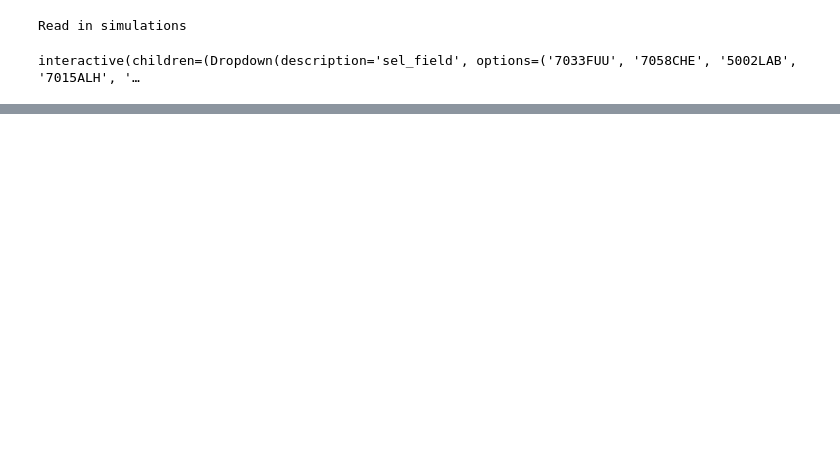
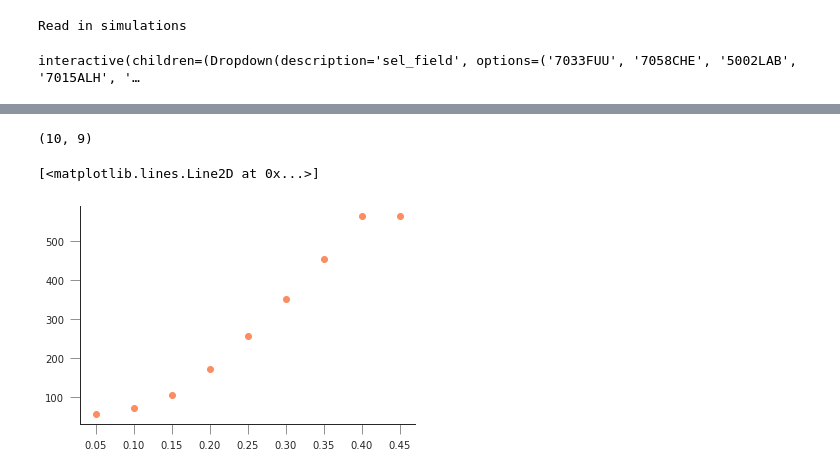
Before and after one commit to UCL-EO/Workshop2022, a Jupyter notebook: notebooks/05-WOFOST_fitting.ipynb, the cells around one changed output, grey strips where cells are left out. Cells and saved outputs as stored; diff of their text form; code cells hidden in the pictures; blank space fills up the shorter version.

```diff
--- a/notebooks/05-WOFOST_fitting.ipynb
+++ b/notebooks/05-WOFOST_fitting.ipynb
@@ -20,0 +48,17 @@ interactive(children=(Dropdown(description='sel_field', options=('7033FUU', '705
+# %%
+train_fields = fields[::3]
+print(len(train_fields))
+
+ll, tt, posterior, sols, sols_sd = ensemble_assimilation(
+    parameters,
+    np.zeros((yields.shape[0], len(train_fields))),
+    t_axis,
+    lais,
+    yields,
+    avg_yield,
+    df_lai,
+    train_fields,
+    sigma_lai=0.3,
+    fit_yield=False,
+    yield_sigma_scale=0.5,
+)
@@ -20,0 +77,22 @@ interactive(children=(Dropdown(description='sel_field', options=('7033FUU', '705
+# %%
+T =[]
+for ii, ff in enumerate(train_fields):
+    S =[]
+    for b_late in np.arange(0.05, 0.5, 0.05):
+        sel_dos, sel_tdwi, sel_beta_early, _ = sols[ii,:]
+        diff = np.abs(parameters - np.array([sel_dos, sel_tdwi, sel_beta_early, b_late]))
+        ilocs = np.abs(diff).sum(axis=1).argmin()
+        obs_yield = avg_yield[avg_yield.field_code == sel_field].yield_mean.values
+        yield_std = avg_yield[avg_yield.field_code == sel_field].yield_std.values
+        #yield_std = 50
+        S.append((yields[ilocs]-obs_yield)**2/(yield_std**2))
+    T.append(S)
+T=np.array(T).squeeze()
+print(T.shape)
+# %% [output]
+(10, 9)
+# %%
+plt.plot(np.arange(0.05, 0.5, 0.05), T.sum(axis=0), 'o')
+# %% [output]
+[<matplotlib.lines.Line2D at 0x...>]
+[figure, added]
```
Also changed, not shown: parts of 11 cells of this notebook, 1 other file.
